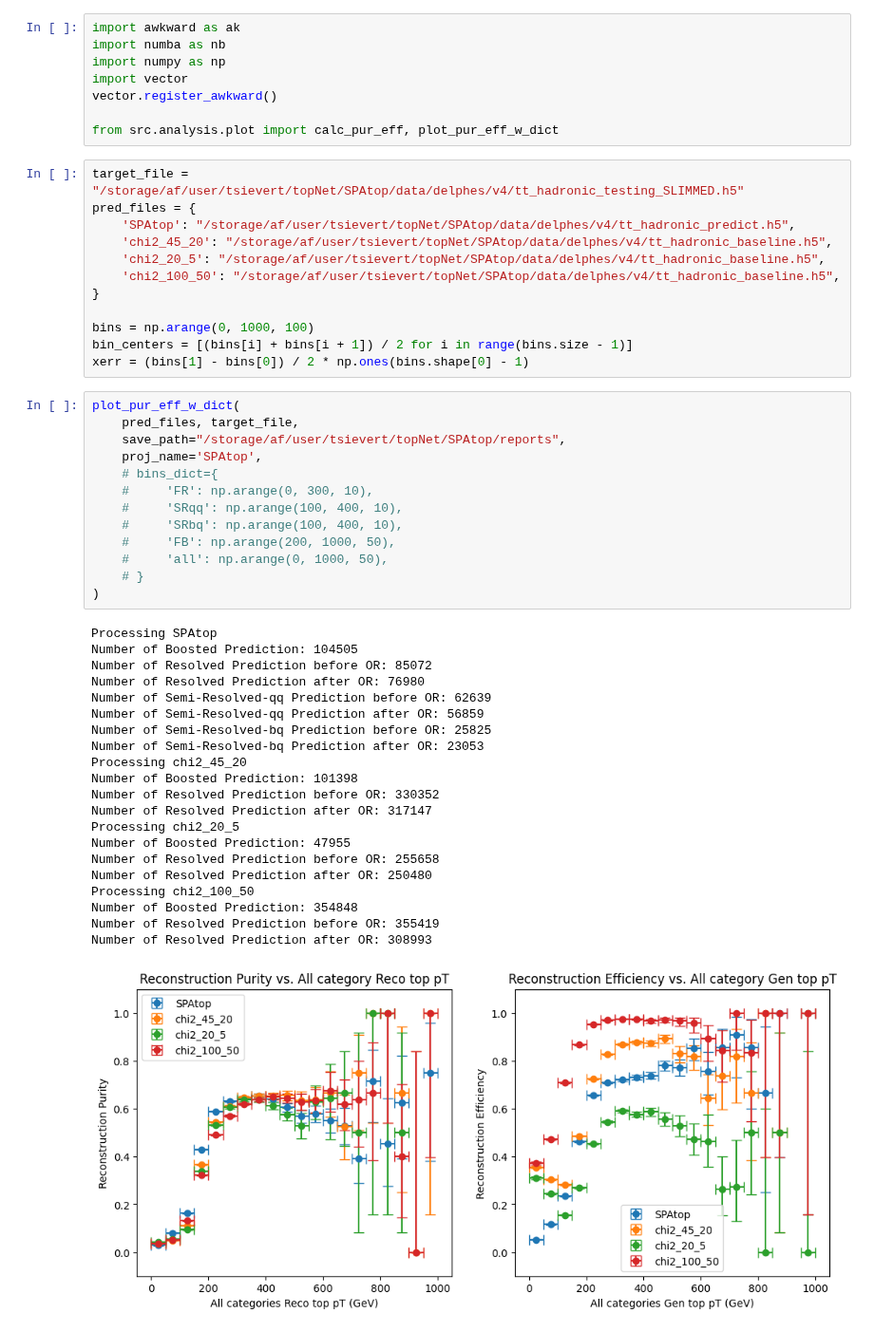
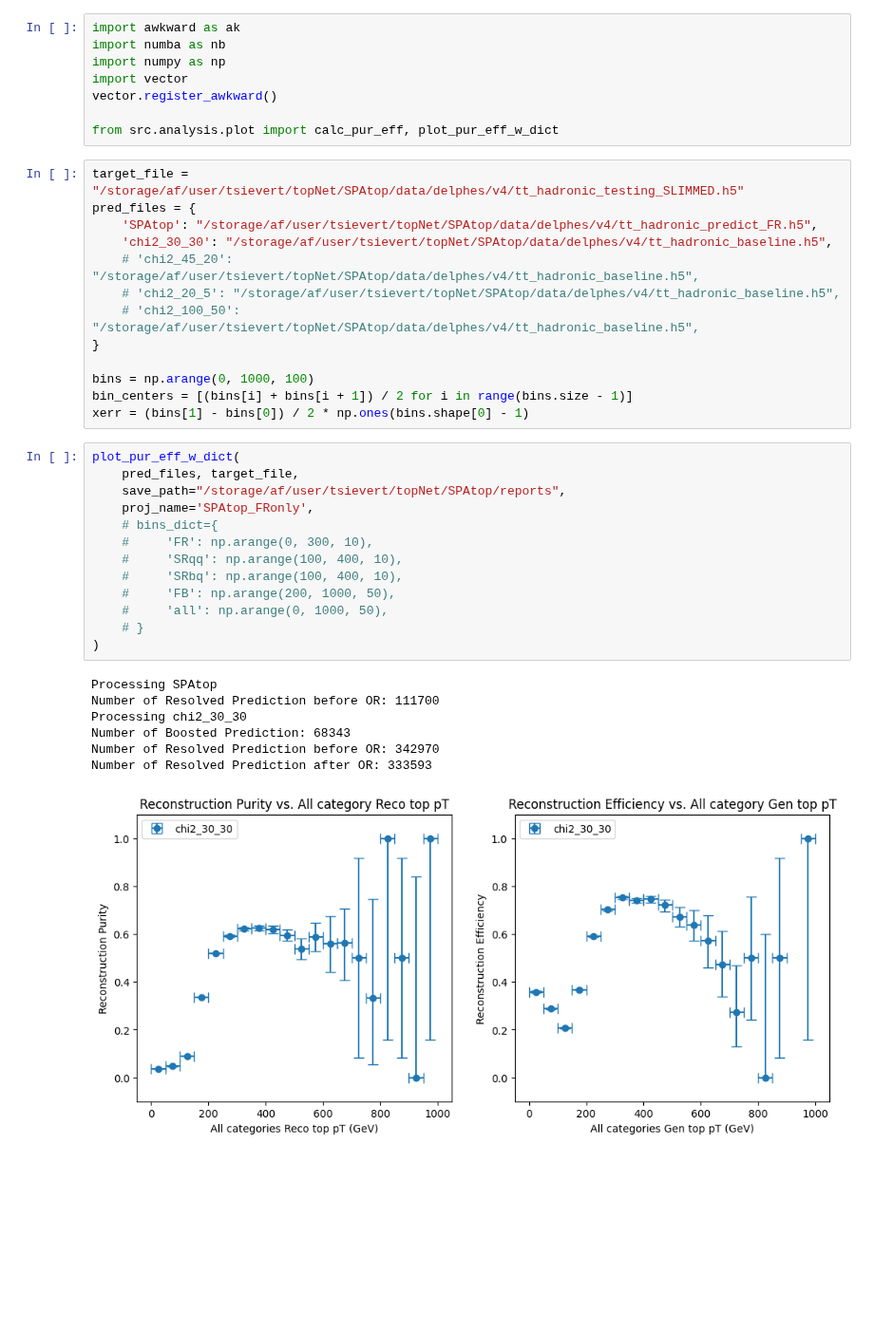
Before and after one commit to tcoulvert/SPAtop, a Jupyter notebook: reports/run_analysis.ipynb, the cells around one changed output. Shown at 95% size. Saved outputs shown, nothing was run; the diff lists cells and outputs as text; blank space fills up the shorter version.

Commit message:
edited plot script to handle all cases of subsets of target recos

```diff
--- a/reports/run_analysis.ipynb
+++ b/reports/run_analysis.ipynb
@@ -9,10 +9,11 @@ from src.analysis.plot import calc_pur_eff, plot_pur_eff_w_dict
 # %%
 target_file = "/storage/af/user/tsievert/topNet/SPAtop/data/delphes/v4/tt_hadronic_testing_SLIMMED.h5"
 pred_files = {
-    'SPAtop': "/storage/af/user/tsievert/topNet/SPAtop/data/delphes/v4/tt_hadronic_predict.h5",
-    'chi2_45_20': "/storage/af/user/tsievert/topNet/SPAtop/data/delphes/v4/tt_hadronic_baseline.h5",
-    'chi2_20_5': "/storage/af/user/tsievert/topNet/SPAtop/data/delphes/v4/tt_hadronic_baseline.h5",
-    'chi2_100_50': "/storage/af/user/tsievert/topNet/SPAtop/data/delphes/v4/tt_hadronic_baseline.h5",
+    'SPAtop': "/storage/af/user/tsievert/topNet/SPAtop/data/delphes/v4/tt_hadronic_predict_FR.h5",
+    'chi2_30_30': "/storage/af/user/tsievert/topNet/SPAtop/data/delphes/v4/tt_hadronic_baseline.h5",
+    # 'chi2_45_20': "/storage/af/user/tsievert/topNet/SPAtop/data/delphes/v4/tt_hadronic_baseline.h5",
+    # 'chi2_20_5': "/storage/af/user/tsievert/topNet/SPAtop/data/delphes/v4/tt_hadronic_baseline.h5",
+    # 'chi2_100_50': "/storage/af/user/tsievert/topNet/SPAtop/data/delphes/v4/tt_hadronic_baseline.h5",
 }
 
 bins = np.arange(0, 1000, 100)
@@ -21,35 +22,21 @@ xerr = (bins[1] - bins[0]) / 2 * np.ones(bins.shape[0] - 1)
 # %%
 plot_pur_eff_w_dict(
     pred_files, target_file,
     save_path="/storage/af/user/tsievert/topNet/SPAtop/reports",
-    proj_name='SPAtop',
+    proj_name='SPAtop_FRonly',
     # bins_dict={
     #     'FR': np.arange(0, 300, 10),
     #     'SRqq': np.arange(100, 400, 10),
     #     'SRbq': np.arange(100, 400, 10),
     #     'FB': np.arange(200, 1000, 50),
     #     'all': np.arange(0, 1000, 50),
     # }
 )
 # %% [output]
 Processing SPAtop
-Number of Boosted Prediction: 104505
-Number of Resolved Prediction before OR: 85072
-Number of Resolved Prediction after OR: 76980
-Number of Semi-Resolved-qq Prediction before OR: 62639
-Number of Semi-Resolved-qq Prediction after OR: 56859
-Number of Semi-Resolved-bq Prediction before OR: 25825
-Number of Semi-Resolved-bq Prediction after OR: 23053
-Processing chi2_45_20
-Number of Boosted Prediction: 101398
-Number of Resolved Prediction before OR: 330352
-Number of Resolved Prediction after OR: 317147
-Processing chi2_20_5
-Number of Boosted Prediction: 47955
-Number of Resolved Prediction before OR: 255658
-Number of Resolved Prediction after OR: 250480
-Processing chi2_100_50
-Number of Boosted Prediction: 354848
-Number of Resolved Prediction before OR: 355419
-Number of Resolved Prediction after OR: 308993
+Number of Resolved Prediction before OR: 111700
+Processing chi2_30_30
+Number of Boosted Prediction: 68343
+Number of Resolved Prediction before OR: 342970
+Number of Resolved Prediction after OR: 333593
-[figure, old version]
+[figure, new version]
```
Also changed, not shown: parts of 1 cell of this notebook, 1 other file.
